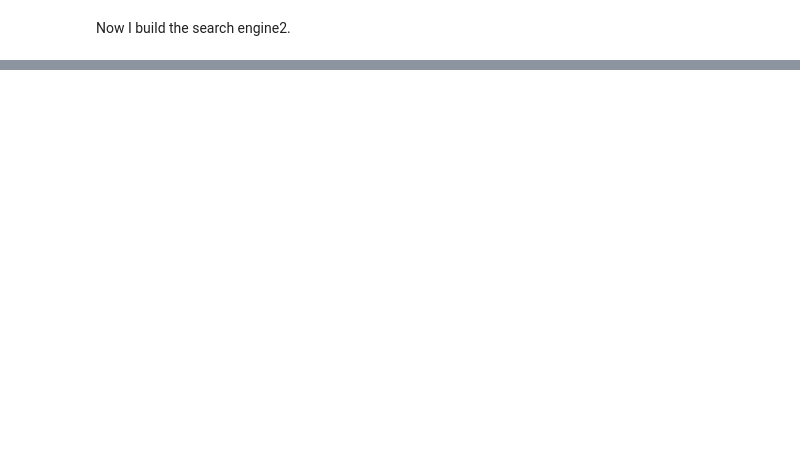
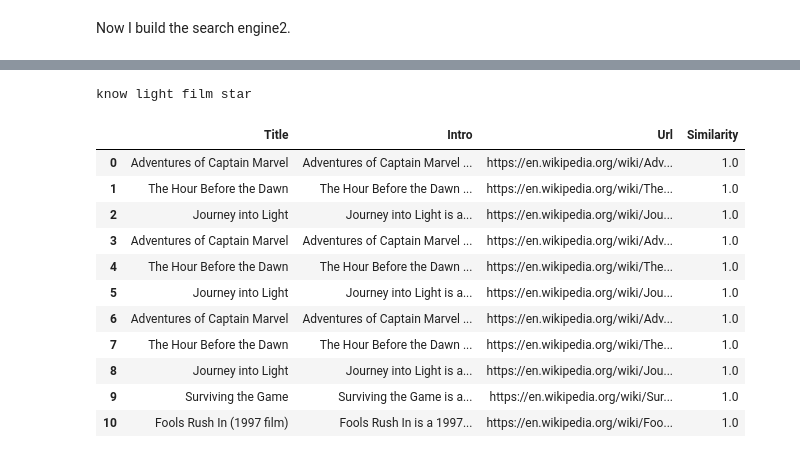
Before and after one commit to Debodeep94/ADM_HW3_Which_movie_to_watch, a Jupyter notebook: HMK3Leo.ipynb, the cells around one changed output, grey strips where cells are left out. Drawn from its saved outputs; the diff is of its cells as text; code cells hidden in the pictures; blank space fills up the shorter version.

```diff
--- a/HMK3Leo.ipynb
+++ b/HMK3Leo.ipynb
@@ -766,0 +796,17 @@ diction3['0'][0][1]
+# %%
+y = list(input().split())
+searchengine2(y)
+# %% [output]
+know light film star
+|  | Title | Intro | Url | Similarity |
+| 0 | Adventures of Captain Marvel | Adventures of Captain Marvel ... | https://en.wikipedia.org/wiki/Adv... | 1.0 |
+| 1 | The Hour Before the Dawn | The Hour Before the Dawn ... | https://en.wikipedia.org/wiki/The... | 1.0 |
+| 2 | Journey into Light | Journey into Light is a... | https://en.wikipedia.org/wiki/Jou... | 1.0 |
+| 3 | Adventures of Captain Marvel | Adventures of Captain Marvel ... | https://en.wikipedia.org/wiki/Adv... | 1.0 |
+| 4 | The Hour Before the Dawn | The Hour Before the Dawn ... | https://en.wikipedia.org/wiki/The... | 1.0 |
+| 5 | Journey into Light | Journey into Light is a... | https://en.wikipedia.org/wiki/Jou... | 1.0 |
+| 6 | Adventures of Captain Marvel | Adventures of Captain Marvel ... | https://en.wikipedia.org/wiki/Adv... | 1.0 |
+| 7 | The Hour Before the Dawn | The Hour Before the Dawn ... | https://en.wikipedia.org/wiki/The... | 1.0 |
+| 8 | Journey into Light | Journey into Light is a... | https://en.wikipedia.org/wiki/Jou... | 1.0 |
+| 9 | Surviving the Game | Surviving the Game is a... | https://en.wikipedia.org/wiki/Sur... | 1.0 |
+| 10 | Fools Rush In (1997 film) | Fools Rush In is a 1997... | https://en.wikipedia.org/wiki/Foo... | 1.0 |
```
Also changed, not shown: parts of 8 cells of this notebook.
